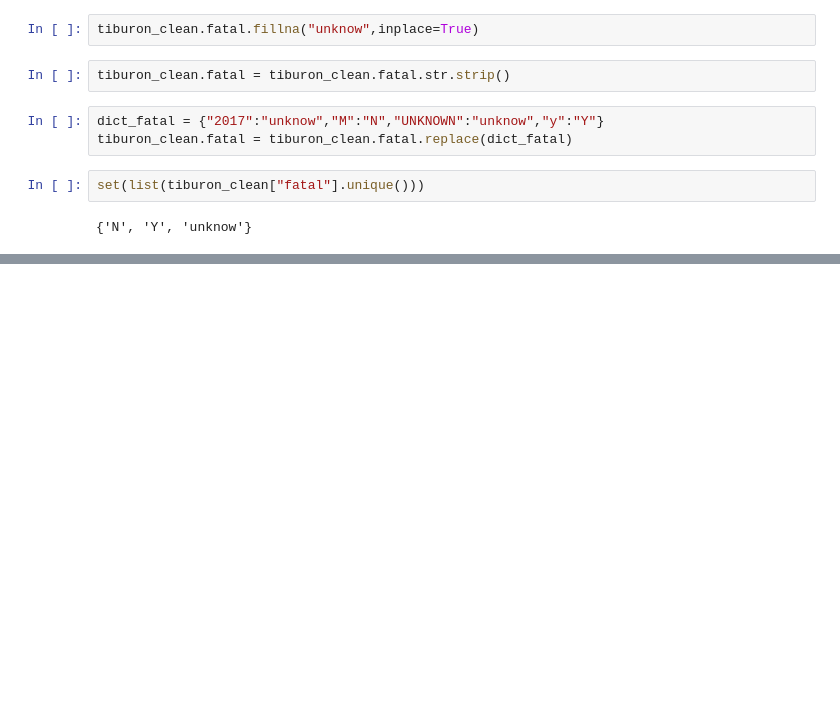
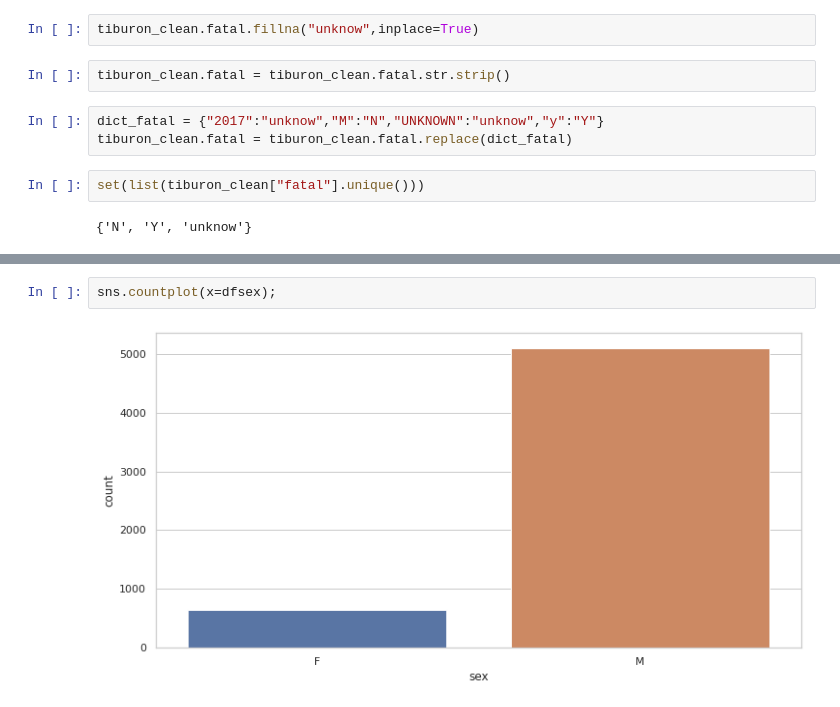
Before and after one commit to Gitfracto/data-cleaning-pandas, a Jupyter notebook: panditas.ipynb, the cells around one changed output, grey strips where cells are left out. Saved outputs shown, nothing was run; the diff lists cells and outputs as text; blank space fills up the shorter version.

```diff
--- a/panditas.ipynb
+++ b/panditas.ipynb
@@ -581,0 +622,4 @@ datos.plot.pie(autopct="%.1f%%")
+# %%
+sns.countplot(x=dfsex);
+# %% [output]
+[figure, added]
```
Also changed, not shown: parts of 39 cells of this notebook.
